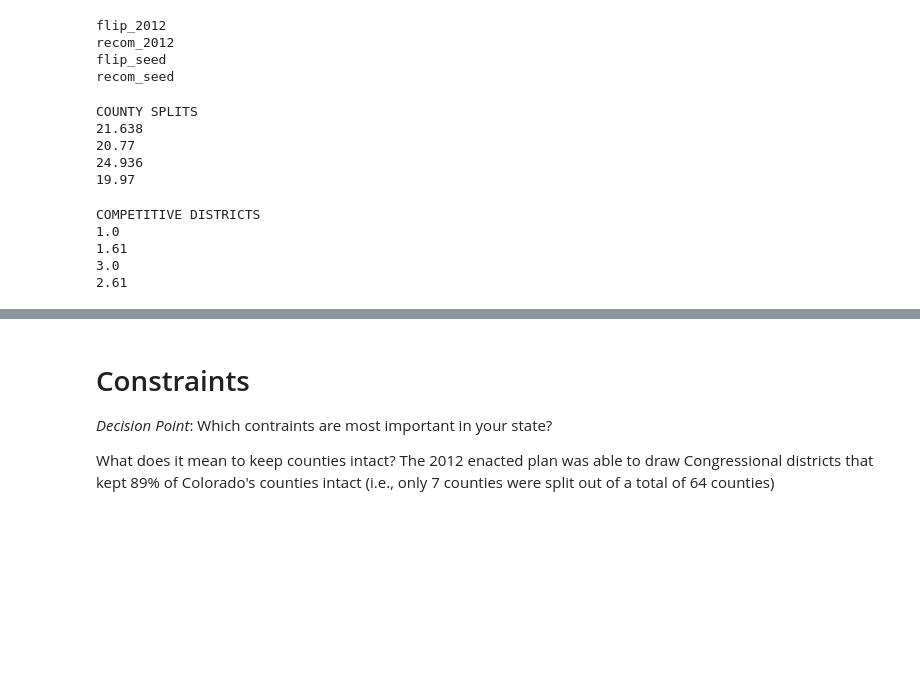
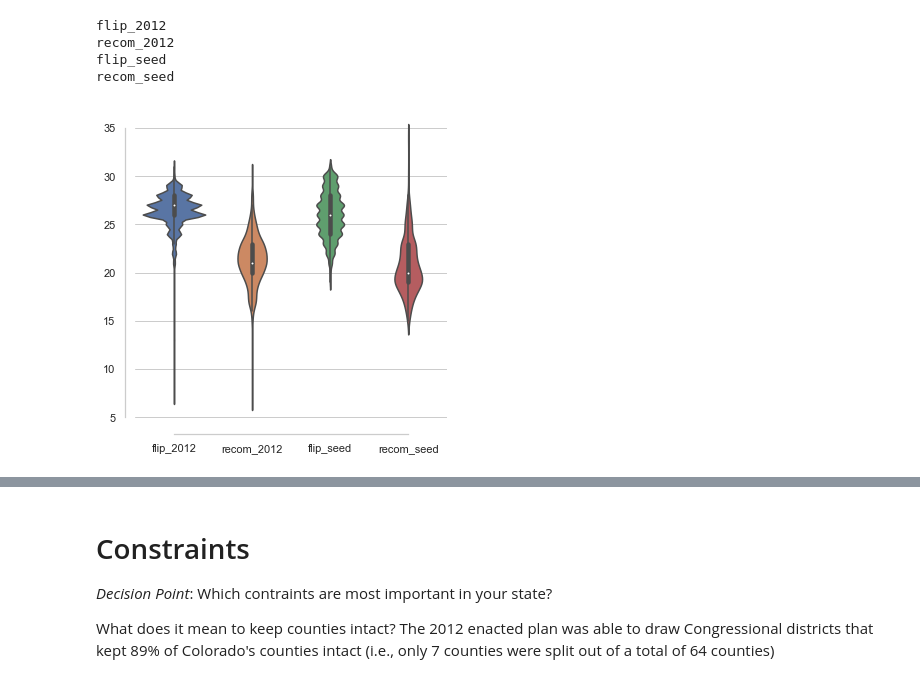
Before and after one commit to uwescience/dssg2021-redistricting, a Jupyter notebook: Colorado/02_CO_EDA_Modeling_Decisions.ipynb, the cells around one changed output, grey strips where cells are left out. Saved outputs shown, nothing was run; the diff lists cells and outputs as text; code cells hidden in the pictures; blank space fills up the shorter version.

```diff
--- a/Colorado/02_CO_EDA_Modeling_Decisions.ipynb
+++ b/Colorado/02_CO_EDA_Modeling_Decisions.ipynb
@@ -295,7 +302,8 @@ partition_set_seed = Partition(graph_mggg,
                            plan_set_seed,
                            updater)
 # %%
-#ideal_population = sum(partition_set_seed["population"].values()) / len(partition_set_seed)
+ideal_population = sum(partition_set_seed["population"].values()) / len(partition_set_seed)
+
 popbound = constraints.within_percent_of_ideal_population(partition_set_seed, 0.01)
 
 compactness_bound = constraints.UpperBound(
@@ -311,7 +319,7 @@ recom_proposal = partial(
     method=bipartition_tree_random
 )
 # %%
-steps_num = 100
+steps_num = 1000
 
 chain_2012_flip = MarkovChain(
     proposal=propose_random_flip,
@@ -381,28 +389,22 @@ flip_2012
 recom_2012
 flip_seed
 recom_seed
-# %%
-print("COUNTY SPLITS")
-
-print(per_chain["flip_2012"]["county_splits"].mean())
-print(per_chain["recom_2012"]["county_splits"].mean())
-print(per_chain["flip_seed"]["county_splits"].mean())
-print(per_chain["recom_seed"]["county_splits"].mean())
-# %% [output]
-COUNTY SPLITS
-21.638
-20.77
-24.936
-19.97
-# %%
-print("COMPETITIVE DISTRICTS")
-print(per_chain["flip_2012"]["comp_dist"].mean())
-print(per_chain["recom_2012"]["comp_dist"].mean())
-print(per_chain["flip_seed"]["comp_dist"].mean())
-print(per_chain["recom_seed"]["comp_dist"].mean())
-# %% [output]
-COMPETITIVE DISTRICTS
-1.0
-1.61
-3.0
-2.61
+# %%
+pc_keys = list(per_chain.keys())
+
+df_county_split = pd.DataFrame(columns=pc_keys)
+df_comp_dist = pd.DataFrame(columns=pc_keys)
+
+for n in range(4):
+    df_county_split[pc_keys[n]] = pd.Series(per_chain[pc_keys[n]]["county_splits"])
+    df_comp_dist[pc_keys[n]] = pd.Series(per_chain[pc_keys[n]]["comp_dist"])
+# %%
+sns.catplot(data= df_county_split[["flip_2012",
+                                     "recom_2012",
+                                     "flip_seed",
+                                     "recom_seed"]],
+               kind="violin")
+
+sns.despine(offset=10, trim=True)
+# %% [output]
+[figure, added]
```
Also changed, not shown: parts of 17 cells of this notebook, 1 other file.
